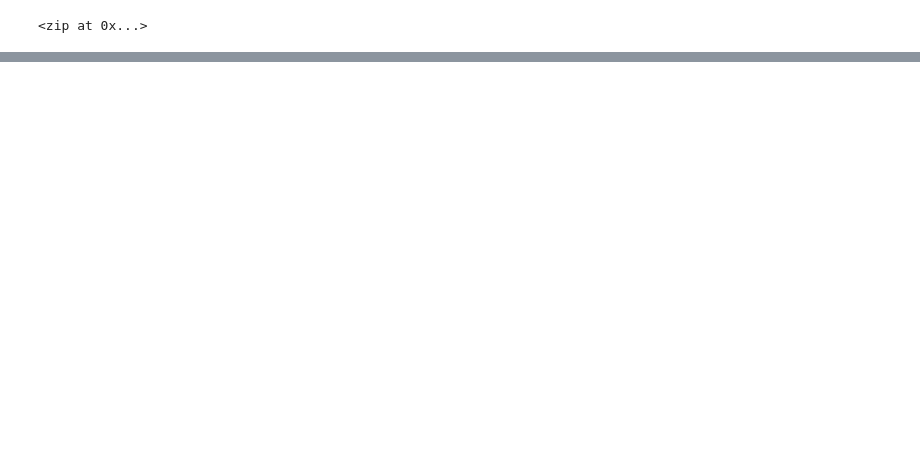
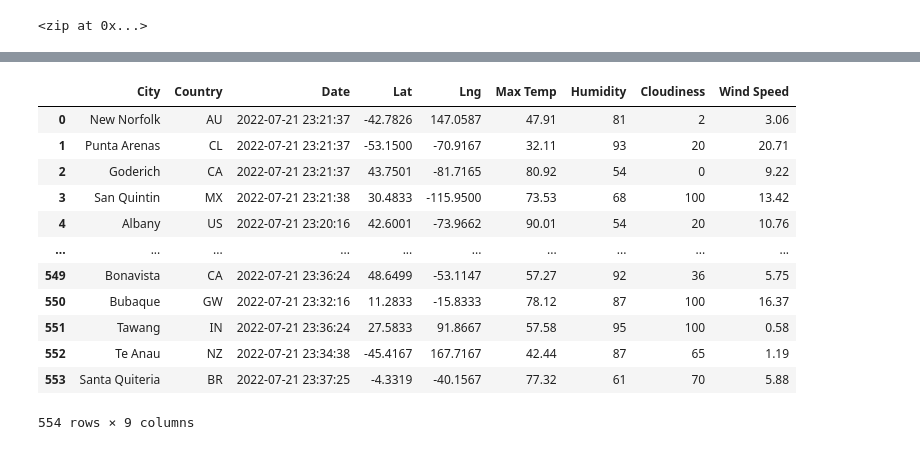
Before and after one commit to Megreid23/World_Weather_Analysis, a Jupyter notebook: WeatherPy.ipynb, the cells around one changed output, grey strips where cells are left out. Saved outputs shown, nothing was run; the diff lists cells and outputs as text; code cells hidden in the pictures; blank space fills up the shorter version.

```diff
--- a/WeatherPy.ipynb
+++ b/WeatherPy.ipynb
@@ -137,6 +135,22 @@ city_data_df.head(10)
 # %%
 new_column_order = ["City", "Country", "Date", "Lat", "Lng", "Max Temp", "Humidity", "Cloudiness", "Wind Speed"]
 city_data_df = city_data_df[new_column_order]
+
+city_data_df
+# %% [output]
+|  | City | Country | Date | Lat | Lng | Max Temp | Humidity | Cloudiness | Wind Speed |
+| 0 | New Norfolk | AU | 2022-07-21 23:21:37 | -42.7826 | 147.0587 | 47.91 | 81 | 2 | 3.06 |
+| 1 | Punta Arenas | CL | 2022-07-21 23:21:37 | -53.1500 | -70.9167 | 32.11 | 93 | 20 | 20.71 |
+| 2 | Goderich | CA | 2022-07-21 23:21:37 | 43.7501 | -81.7165 | 80.92 | 54 | 0 | 9.22 |
+| 3 | San Quintin | MX | 2022-07-21 23:21:38 | 30.4833 | -115.9500 | 73.53 | 68 | 100 | 13.42 |
+| 4 | Albany | US | 2022-07-21 23:20:16 | 42.6001 | -73.9662 | 90.01 | 54 | 20 | 10.76 |
+| ... | ... | ... | ... | ... | ... | ... | ... | ... | ... |
+| 549 | Bonavista | CA | 2022-07-21 23:36:24 | 48.6499 | -53.1147 | 57.27 | 92 | 36 | 5.75 |
+| 550 | Bubaque | GW | 2022-07-21 23:32:16 | 11.2833 | -15.8333 | 78.12 | 87 | 100 | 16.37 |
+| 551 | Tawang | IN | 2022-07-21 23:36:24 | 27.5833 | 91.8667 | 57.58 | 95 | 100 | 0.58 |
+| 552 | Te Anau | NZ | 2022-07-21 23:34:38 | -45.4167 | 167.7167 | 42.44 | 87 | 65 | 1.19 |
+| 553 | Santa Quiteria | BR | 2022-07-21 23:37:25 | -4.3319 | -40.1567 | 77.32 | 61 | 70 | 5.88 |
+554 rows × 9 columns
 # %%
 # Create the output file (CSV).
 output_data_file = "weather_data/cities.csv"
```
Also changed, not shown: parts of 4 cells of this notebook.
